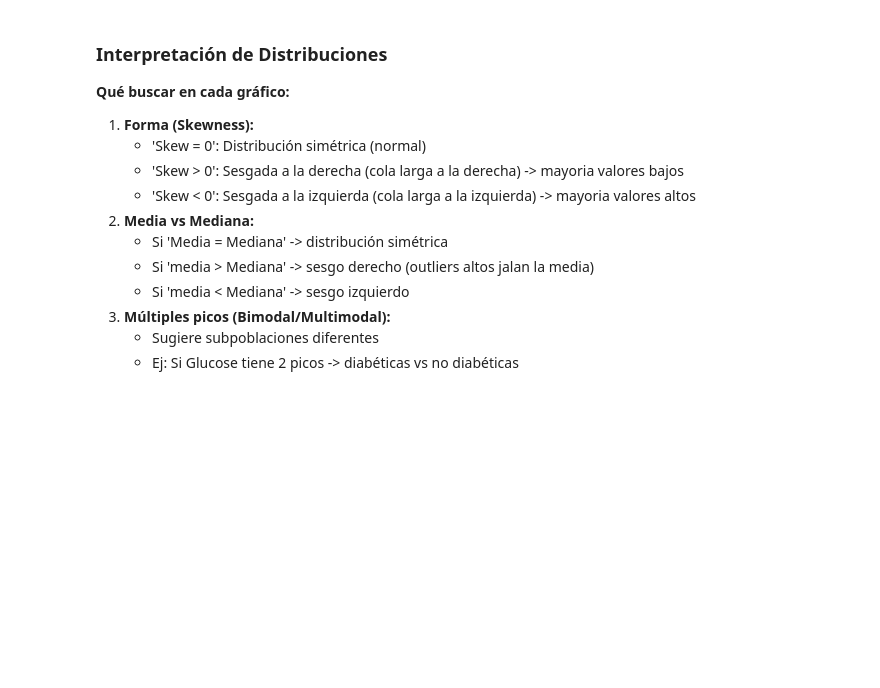
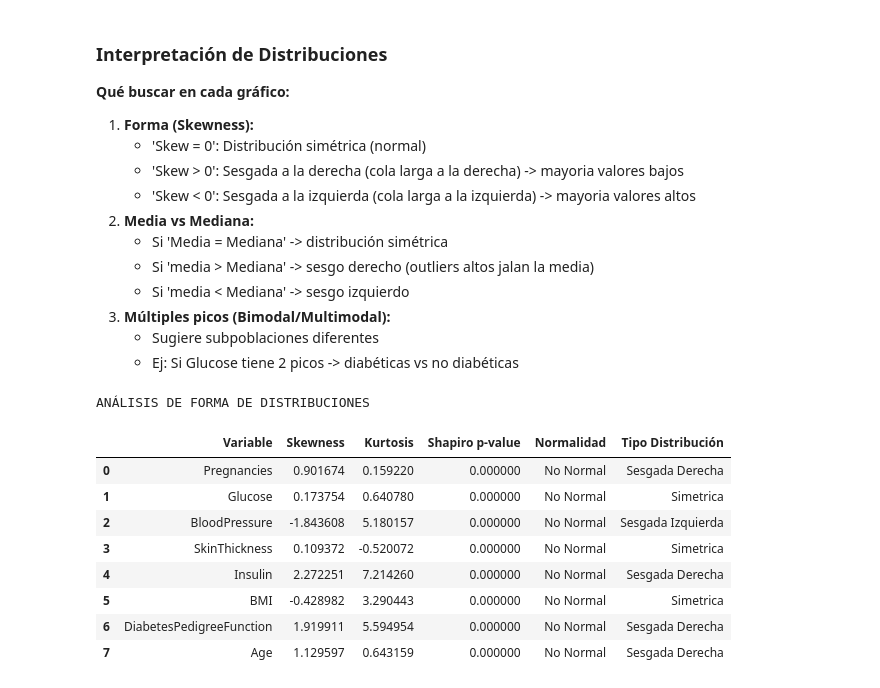
Before and after one commit to angel-rom444/diabetes-risk-predictor, a Jupyter notebook: notebooks/02_exploratory_data_analysis.ipynb, the cells around one changed output. Cells and saved outputs as stored; diff of their text form; code cells hidden in the pictures; blank space fills up the shorter version.

```diff
--- a/notebooks/02_exploratory_data_analysis.ipynb
+++ b/notebooks/02_exploratory_data_analysis.ipynb
@@ -154,3 +154,49 @@ Gafrico guardado correctamente
 3. **Múltiples picos (Bimodal/Multimodal):**
    - Sugiere subpoblaciones diferentes
    - Ej: Si Glucose tiene 2 picos -> diabéticas vs no diabéticas
+# %%
+# ANÁLISIS DE SKEWNESS Y NORMALIDAD
+
+print('ANÁLISIS DE FORMA DE DISTRIBUCIONES')
+
+normality_results = []
+for col in features.columns:
+    #Calcular skewness y kurtosis
+    skew = df[col].skew()
+    kurt = df[col].kurtosis()
+
+    #Test de normalidad (Shapiro-Wilk)
+    #HO: Los datos provienen de una distribución normal
+    stat, p_value = shapiro(df[col].dropna())
+    is_normal = "Normal" if p_value > 0.05 else "No Normal"
+
+    # Clasificar distribución
+    if abs(skew) < 0.5:
+        dist_type = "Simetrica"
+    elif skew > 0.5:
+        dist_type = "Sesgada Derecha"
+    else:
+        dist_type = "Sesgada Izquierda"
+
+    normality_results.append({
+        "Variable": col,
+        "Skewness": skew,
+        "Kurtosis": kurt,
+        "Shapiro p-value": p_value,
+        "Normalidad": is_normal,
+        "Tipo Distribución": dist_type
+    })
+
+df_normality = pd.DataFrame(normality_results)
+display(df_normality.style.background_gradient(subset=['Skewness', 'Kurtosis'], cmap='coolwarm'))
+# %% [output]
+ANÁLISIS DE FORMA DE DISTRIBUCIONES
+|  | Variable | Skewness | Kurtosis | Shapiro p-value | Normalidad | Tipo Distribución |
+| 0 | Pregnancies | 0.901674 | 0.159220 | 0.000000 | No Normal | Sesgada Derecha |
+| 1 | Glucose | 0.173754 | 0.640780 | 0.000000 | No Normal | Simetrica |
+| 2 | BloodPressure | -1.843608 | 5.180157 | 0.000000 | No Normal | Sesgada Izquierda |
+| 3 | SkinThickness | 0.109372 | -0.520072 | 0.000000 | No Normal | Simetrica |
+| 4 | Insulin | 2.272251 | 7.214260 | 0.000000 | No Normal | Sesgada Derecha |
+| 5 | BMI | -0.428982 | 3.290443 | 0.000000 | No Normal | Simetrica |
+| 6 | DiabetesPedigreeFunction | 1.919911 | 5.594954 | 0.000000 | No Normal | Sesgada Derecha |
+| 7 | Age | 1.129597 | 0.643159 | 0.000000 | No Normal | Sesgada Derecha |
```
Also changed, not shown: parts of 4 cells of this notebook.
